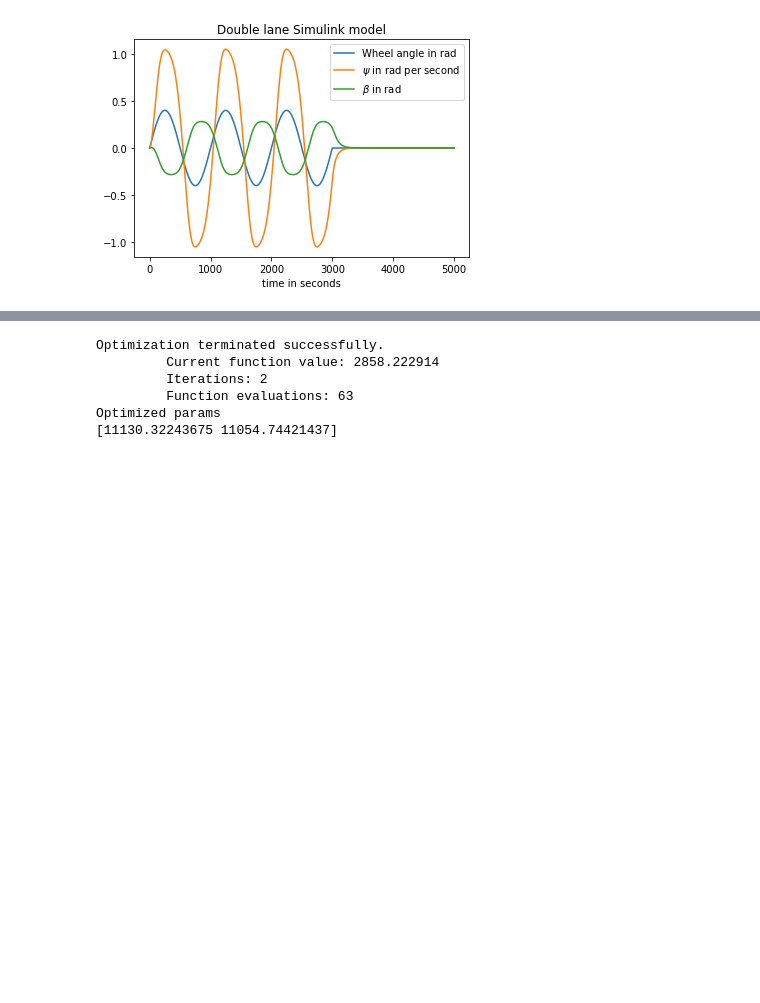
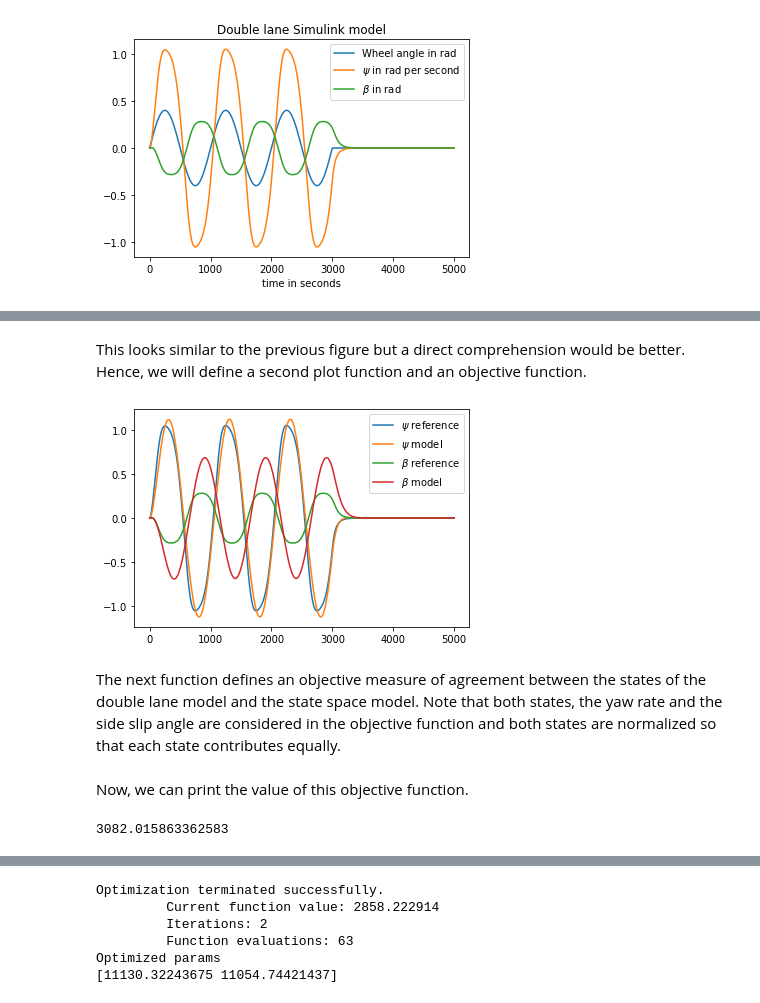
Before and after one commit to StephanRhode/py-algorithms-4-automotive-engineering, a Jupyter notebook: 04_mini-projects/01_vehicle-model-calibration.ipynb, the cells around one changed output, grey strips where cells are left out. Cells and saved outputs as stored; diff of their text form; code cells hidden in the pictures; blank space fills up the shorter version.

```diff
--- a/04_mini-projects/01_vehicle-model-calibration.ipynb
+++ b/04_mini-projects/01_vehicle-model-calibration.ipynb
@@ -104,0 +131,17 @@ plot_input__and_states(psi=y[0], beta=y[1], title="Single track model")
+# %% [markdown]
+This looks similar to the previous figure but a direct comprehension would be better. Hence, we will define a second plot function and an objective function.
+# %%
+def validation_plot(y_single_track_model):
+    plt.figure()
+    plt.plot(psi[1])
+    plt.plot(y_single_track_model[0])
+    plt.plot(beta[1])
+    plt.plot(y_single_track_model[1])
+    plt.legend([r"$\psi$ reference", r"$\psi$ model", r"$\beta$ reference", r"$\beta$ model"])
+    plt.show()
+# %%
+validation_plot(y)
+# %% [output]
+[figure, added]
+# %% [markdown]
+The next function defines an objective measure of agreement between the states of the double lane model and the state space model. Note that both states, the yaw rate and the side slip angle are considered in the objective function and both states are normalized so that each state contributes equally.
@@ -104,0 +157,6 @@ plot_input__and_states(psi=y[0], beta=y[1], title="Single track model")
+# %% [markdown]
+Now, we can print the value of this objective function.
+# %%
+error(y)
+# %% [output]
+3082.015863362583
```
Also changed, not shown: parts of 25 cells of this notebook, 8 other files.
